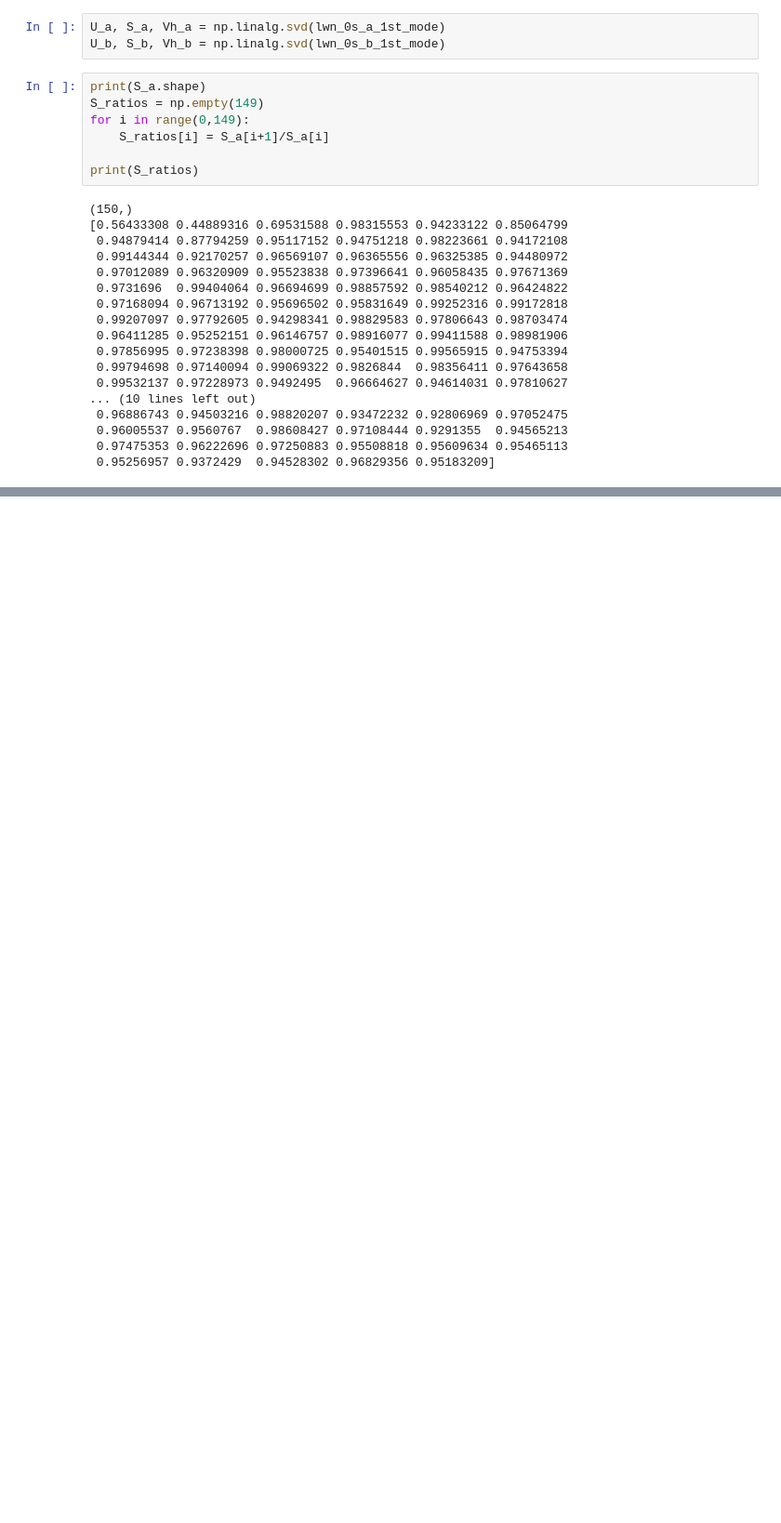
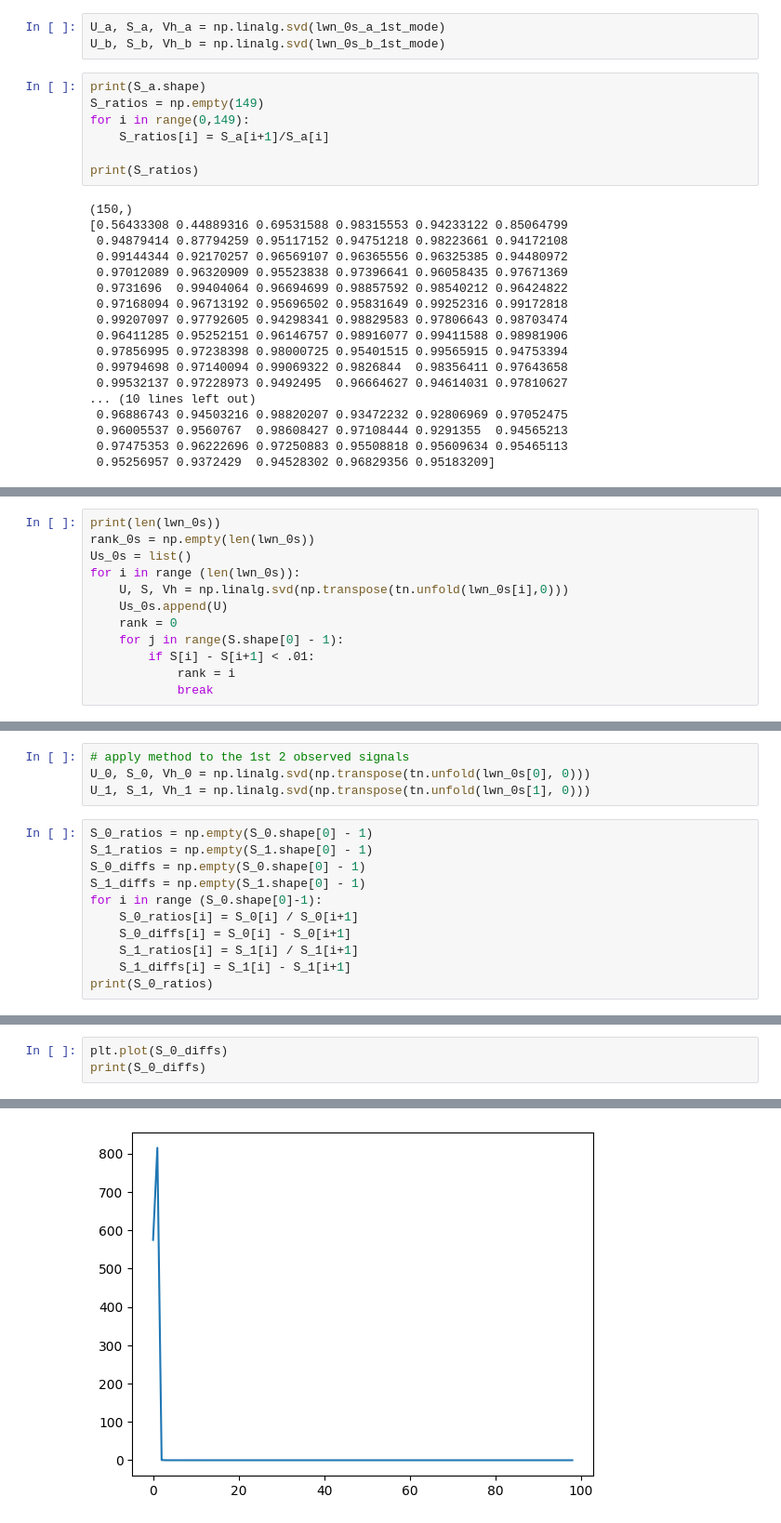
Before and after one commit to matthewmerris/TensorizedRatNets, a Jupyter notebook: notebooks/Analysis.ipynb, the cells around one changed output, grey strips where cells are left out. Shown: that part at 93% size. Cells and saved outputs as stored; diff of their text form; blank space fills up the shorter version.

```diff
--- a/notebooks/Analysis.ipynb
+++ b/notebooks/Analysis.ipynb
@@ -78,0 +137,12 @@ print(S_ratios)
+# %%
+print(len(lwn_0s))
+rank_0s = np.empty(len(lwn_0s))
+Us_0s = list()
+for i in range (len(lwn_0s)):
+    U, S, Vh = np.linalg.svd(np.transpose(tn.unfold(lwn_0s[i],0)))
+    Us_0s.append(U)
+    rank = 0
+    for j in range(S.shape[0] - 1):
+        if S[i] - S[i+1] < .01:
+            rank = i
+            break
@@ -78,0 +151,15 @@ print(S_ratios)
+# %%
+# apply method to the 1st 2 observed signals
+U_0, S_0, Vh_0 = np.linalg.svd(np.transpose(tn.unfold(lwn_0s[0], 0)))
+U_1, S_1, Vh_1 = np.linalg.svd(np.transpose(tn.unfold(lwn_0s[1], 0)))
+# %%
+S_0_ratios = np.empty(S_0.shape[0] - 1)
+S_1_ratios = np.empty(S_1.shape[0] - 1)
+S_0_diffs = np.empty(S_0.shape[0] - 1)
+S_1_diffs = np.empty(S_1.shape[0] - 1)
+for i in range (S_0.shape[0]-1):
+    S_0_ratios[i] = S_0[i] / S_0[i+1]
+    S_0_diffs[i] = S_0[i] - S_0[i+1]
+    S_1_ratios[i] = S_1[i] / S_1[i+1]
+    S_1_diffs[i] = S_1[i] - S_1[i+1]
+print(S_0_ratios)
@@ -78,0 +184,4 @@ print(S_ratios)
+# %%
+plt.plot(S_0_diffs)
+print(S_0_diffs)
+# %% [output]
@@ -78,0 +205 @@ print(S_ratios)
+[figure, added]
```
Also changed, not shown: parts of 9 cells of this notebook.
